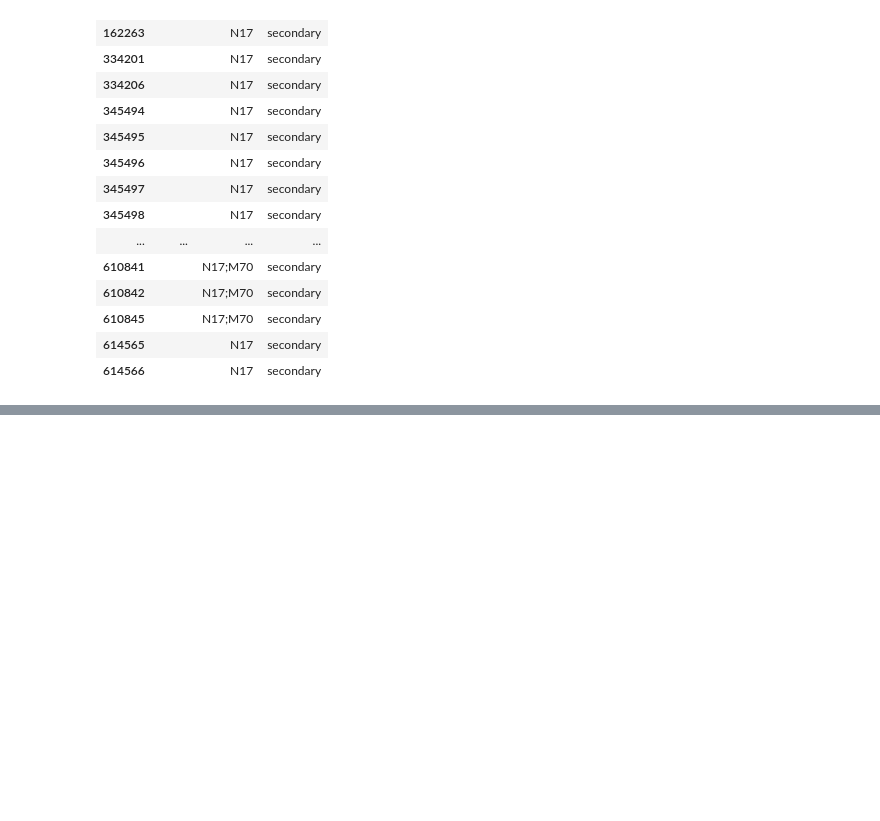
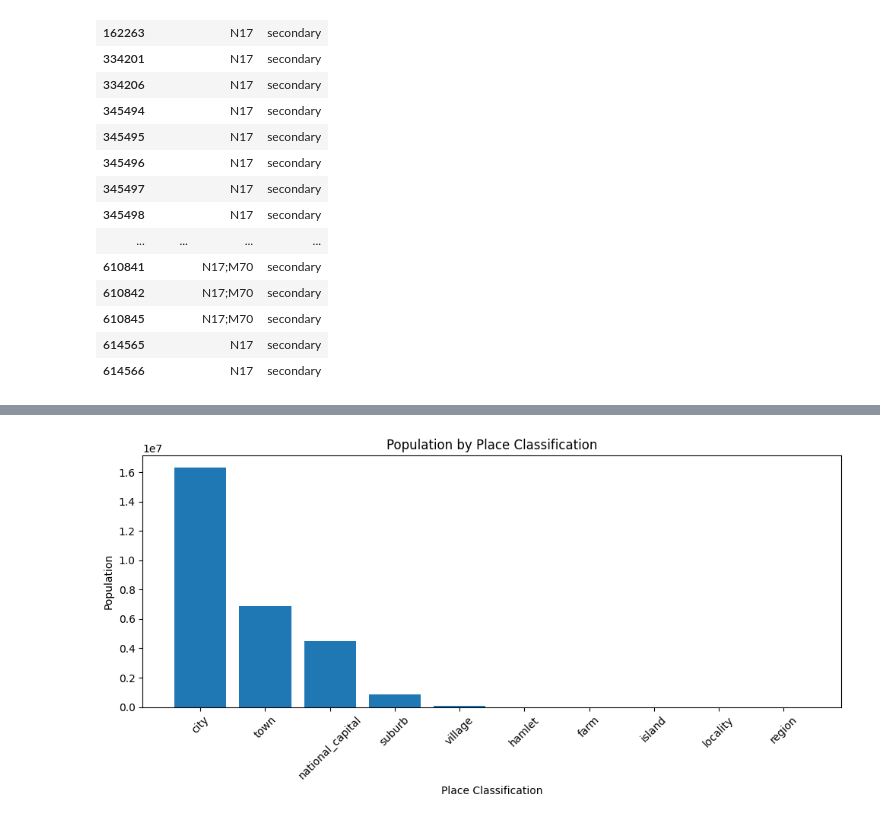
Before and after one commit to pshuping88-netizen/data-science-sandbox, a Jupyter notebook: Projects/SA National Road Data Platform/notebooks/01_geofabrik_evaluation.ipynb, the cells around one changed output, grey strips where cells are left out. Saved outputs shown, nothing was run; the diff lists cells and outputs as text; code cells hidden in the pictures; blank space fills up the shorter version.

Commit message:
Chore: Completed Dataset Evaluation & Updated data sources
- EDA complete
- Dataset is suitable for the platform (Foundation Layer)

```diff
--- a/Projects/SA National Road Data Platform/notebooks/01_geofabrik_evaluation.ipynb
+++ b/Projects/SA National Road Data Platform/notebooks/01_geofabrik_evaluation.ipynb
@@ -300,0 +356,5 @@ national[national["fclass"] == "secondary"][["name", "ref", "fclass"]]
+# %%
+#Layer 2 (Places)
+places = gpd.read_file(ROAD_NETWORK,layer="gis_osm_places_free")
+
+places.head(20)
@@ -300,0 +436,4 @@ national[national["fclass"] == "secondary"][["name", "ref", "fclass"]]
+# %%
+population_by_class = (places.groupby("fclass")["population"].sum().sort_values(ascending=False))
+
+population_by_class
@@ -300,0 +453,11 @@ national[national["fclass"] == "secondary"][["name", "ref", "fclass"]]
+# %%
+plt.figure(figsize=(10, 5))
+plt.bar(population_by_class.index,population_by_class.values)
+plt.title("Population by Place Classification")
+plt.xlabel("Place Classification")
+plt.ylabel("Population")
+plt.xticks(rotation=45)
+plt.tight_layout()
+plt.show()
+# %% [output]
+[figure, added]
```
Also changed, not shown: parts of 28 cells of this notebook, 1 other file.
